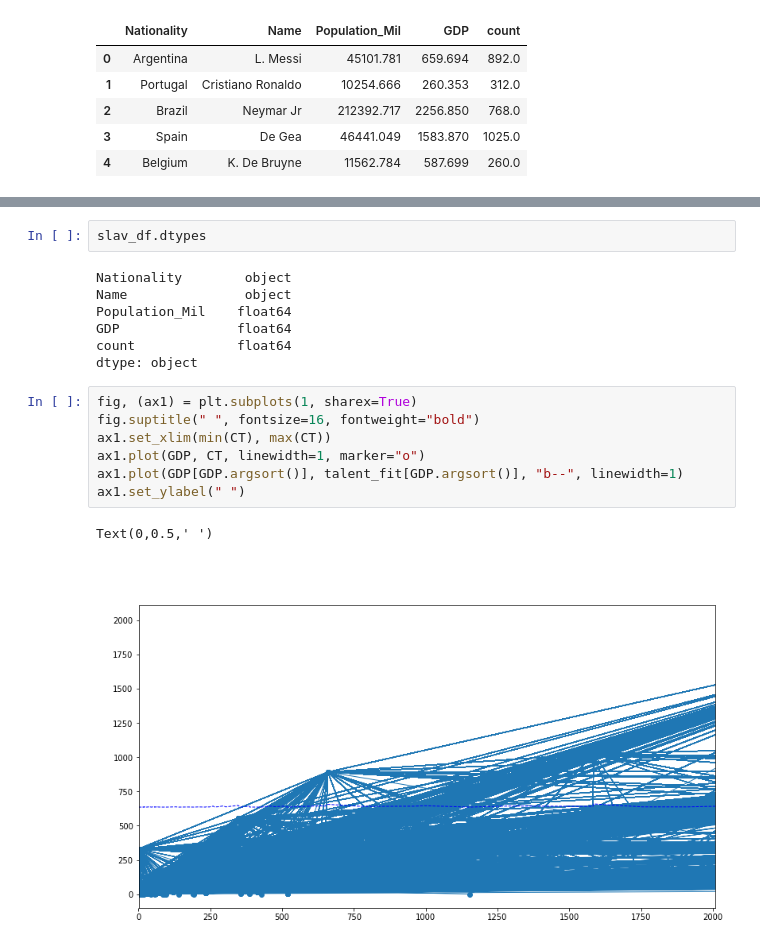
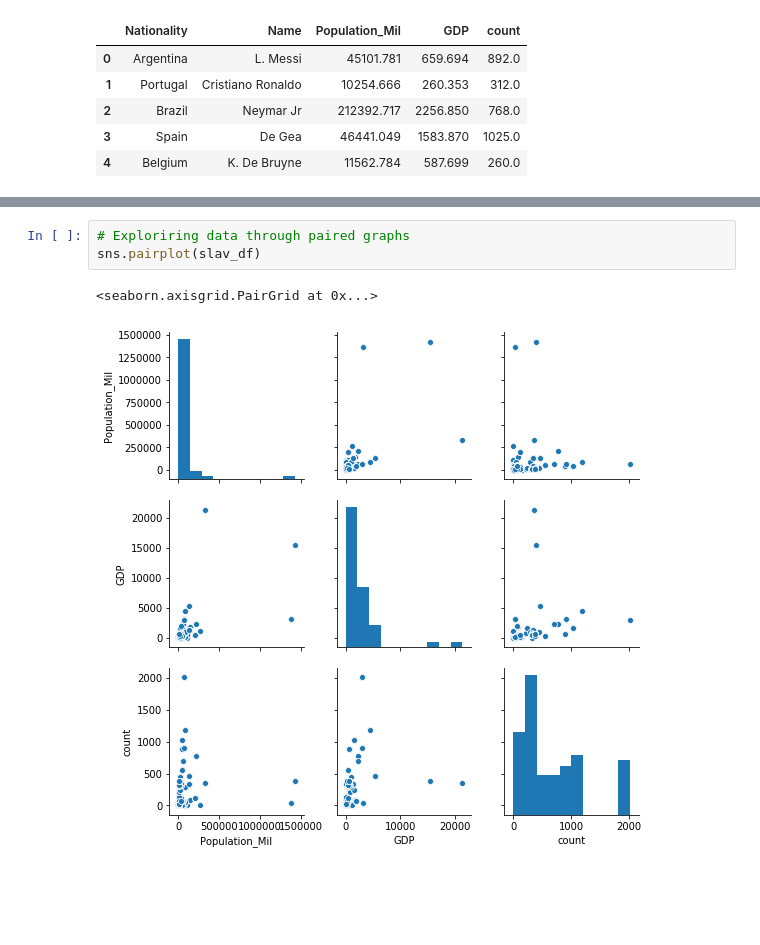
Before and after one commit to nmaize/Project-One_Group5, a Jupyter notebook: FIFA_RESEARCH.ipynb, the cells around one changed output, grey strips where cells are left out. Saved outputs shown, nothing was run; the diff lists cells and outputs as text; blank space fills up the shorter version.

```diff
--- a/FIFA_RESEARCH.ipynb
+++ b/FIFA_RESEARCH.ipynb
@@ -245,19 +235,6 @@ talent_fit = t_slope * CT + t_int
-# %%
-slav_df.dtypes
-# %% [output]
-Nationality        object
-Name               object
-Population_Mil    float64
-GDP               float64
-count             float64
-dtype: object
-# %%
-fig, (ax1) = plt.subplots(1, sharex=True)
-fig.suptitle(" ", fontsize=16, fontweight="bold")
-ax1.set_xlim(min(CT), max(CT))
-ax1.plot(GDP, CT, linewidth=1, marker="o")
-ax1.plot(GDP[GDP.argsort()], talent_fit[GDP.argsort()], "b--", linewidth=1)
-ax1.set_ylabel(" ")
-# %% [output]
-Text(0,0.5,' ')
-[figure, removed]
+# %%
+# Exploriring data through paired graphs
+sns.pairplot(slav_df)
+# %% [output]
+<seaborn.axisgrid.PairGrid at 0x...>
+[figure, added]
```
Also changed, not shown: parts of 5 cells of this notebook.
